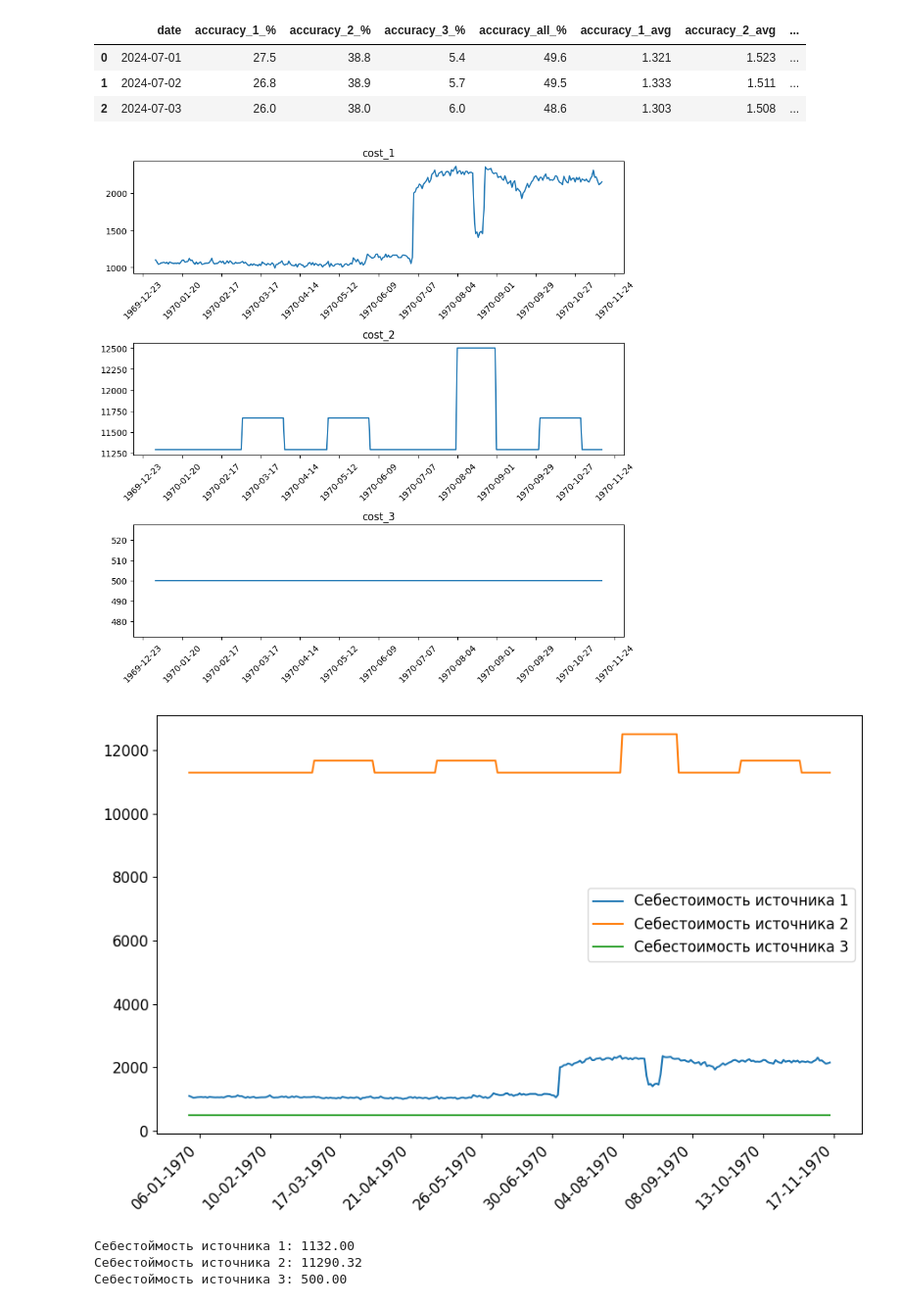
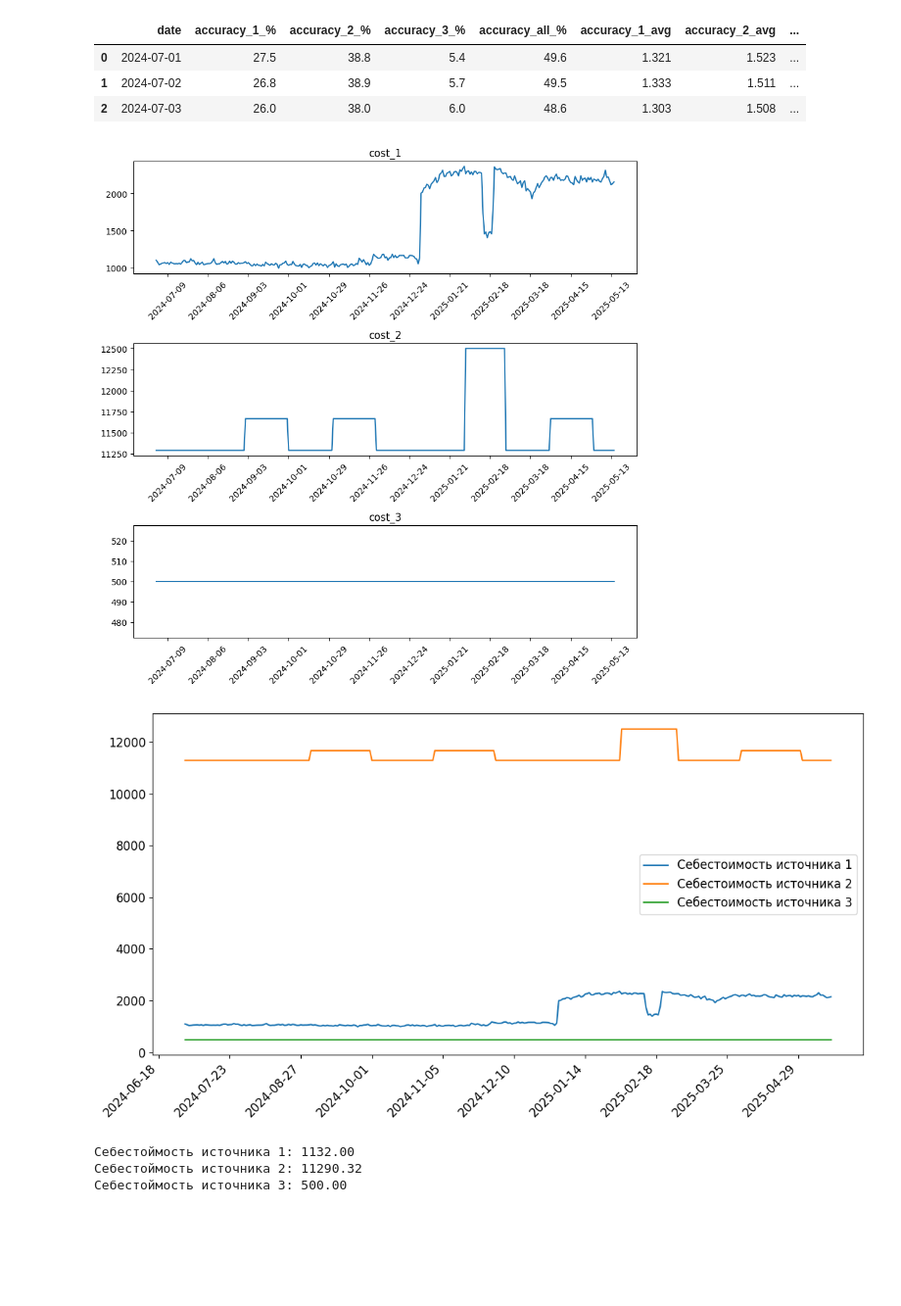
Before and after one commit to IAmSerepok/DataFromVariousSources, a Jupyter notebook: cost_price.ipynb, the cells around one changed output. Shown at 98% size. Drawn from its saved outputs; the diff is of its cells as text; code cells hidden in the pictures; blank space fills up the shorter version.

```diff
--- a/cost_price.ipynb
+++ b/cost_price.ipynb
@@ -12,6 +12,8 @@ df.head(3)
 | 0 | 2024-07-01 | 27.5 | 38.8 | 5.4 | 49.6 | 1.321 | 1.523 | ... |
 | 1 | 2024-07-02 | 26.8 | 38.9 | 5.7 | 49.5 | 1.333 | 1.511 | ... |
 | 2 | 2024-07-03 | 26.0 | 38.0 | 6.0 | 48.6 | 1.303 | 1.508 | ... |
+# %%
+df['date'] = pd.to_datetime(df['date'])
 # %%
 N = 1_000
 # %%
@@ -60,32 +62,32 @@ for idx, col in enumerate(cols):
 plt.tight_layout()
 plt.show()
 # %% [output]
-[figure, old version]
+[figure, new version]
 # %%
 cols = [f'cost_{i}' for i in range(1, 4)]
 
-fig, ax = plt.subplots(1, 1, figsize=(9, 6))
+fig, ax = plt.subplots(1, 1, figsize=(11, 6))
 
 for idx, col in enumerate(cols):
     ax.plot(df['date'], df[col], zorder=2, label=f'Себестоимость источника {col[-1:]}')
 
 ax.xaxis.set_major_locator(mdates.WeekdayLocator(interval=5))
-ax.xaxis.set_major_formatter(mdates.DateFormatter('%d-%m-%Y'))
+ax.xaxis.set_major_formatter(mdates.DateFormatter('%Y-%m-%d'))
 
 plt.setp(ax.get_xticklabels(), rotation=45, ha='right', fontsize=12)
 
 plt.yticks(fontsize=12)
 
 # plt.title('Динамика себестоймости источников с течением времени')
 
 plt.legend(fontsize=12)
 plt.tight_layout()
 
-plt.savefig('img.jpg')
+# plt.savefig('img.jpg')
 
 plt.show()
 # %% [output]
-[figure, old version]
+[figure, new version]
 # %%
 for idx, cost in enumerate(df[[f'cost_{_}' for _ in range(1, 4)]].median().values):
     print(f'Себестоймость источника {idx + 1}: {cost:.2f}')
```
Also changed, not shown: parts of 1 cell of this notebook, 4 other files.
